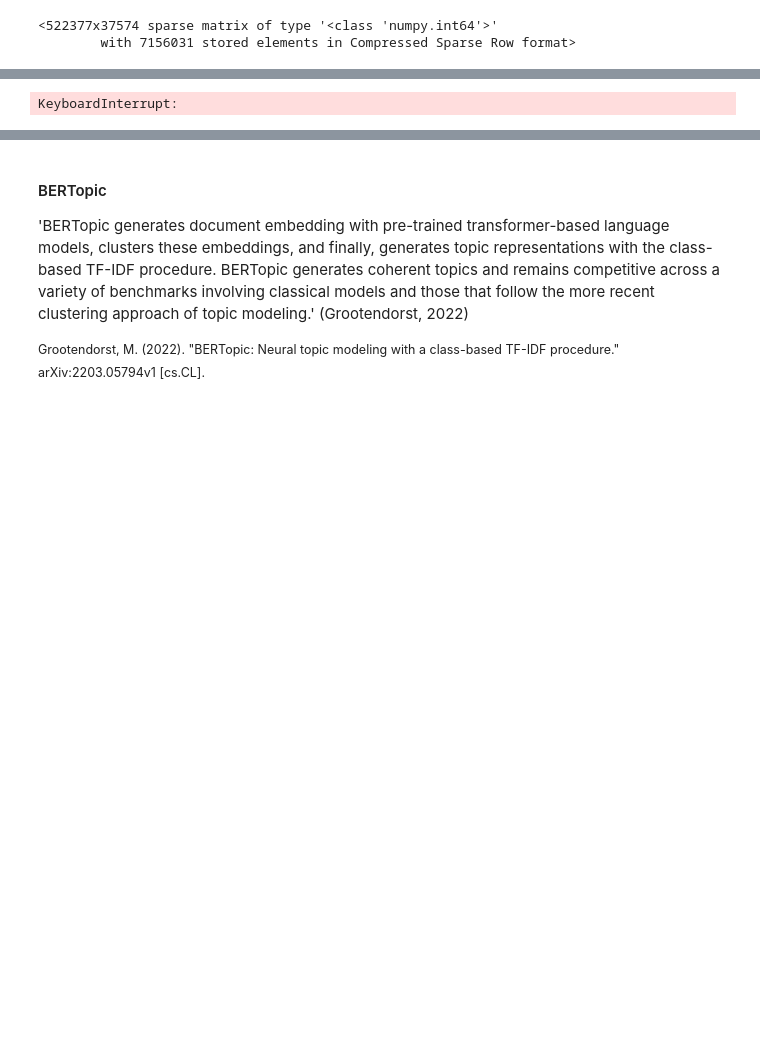
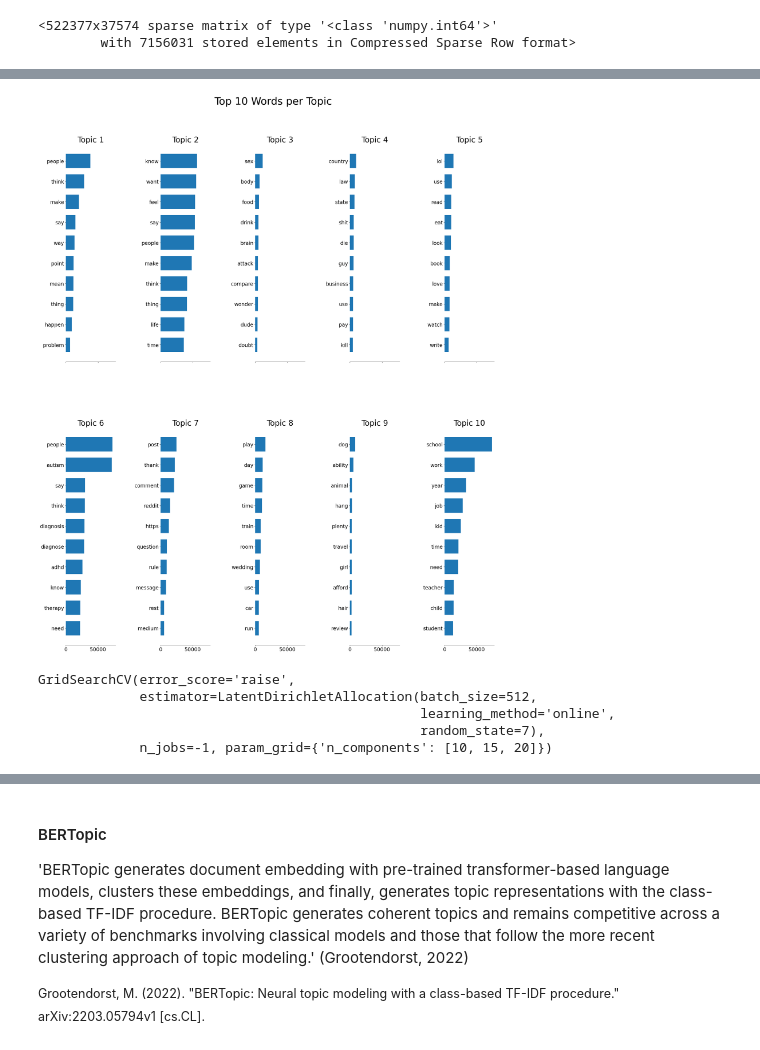
Before and after one commit to andrea-mar/BBK_MScDataScience2reddit_posts, a Jupyter notebook: topic_analysis_eng_posts.ipynb, the cells around one changed output, grey strips where cells are left out. Drawn from its saved outputs; the diff is of its cells as text; code cells hidden in the pictures; blank space fills up the shorter version.

Commit message:
NMF - topic modeling of reddit posts

```diff
--- a/topic_analysis_eng_posts.ipynb
+++ b/topic_analysis_eng_posts.ipynb
@@ -214,7 +456,6 @@ LDA = LatentDirichletAllocation(n_components=10,            # number of topics
                                 random_state=7,
                                 learning_method='online',
                                 evaluate_every = -1,        # compute perplexity every n iters, default: Don't
-                                n_jobs = -1,                # Use all availble CPUs
                                 )
 # %%
 LDA.fit(data_vectorized)
@@ -267,8 +510,8 @@ print('Number of words in vocab.: ', vocab_size)
 import matplotlib.pyplot as plt
 import numpy as np
 
-def plot_top_words(model, feature_names, n_top_words, title):
-    fig, axes = plt.subplots(4, 5, figsize=(30, 32), sharex=True)
+def plot_top_words(model, feature_names, n_top_words, title, rows, cols):
+    fig, axes = plt.subplots(rows, cols, figsize=(30, 32), sharex=True)
     axes = axes.flatten()
     for topic_idx, topic in enumerate(model.components_):
         top_features_ind = topic.argsort()[-n_top_words:]
@@ -288,30 +531,37 @@ def plot_top_words(model, feature_names, n_top_words, title):
 # %%
 # get the topics
 topics = LDA.components_
 
 # plot the top 10 words per topic
 feature_names = np.array(cv.get_feature_names_out())
 title = 'Top 10 Words per Topic'
-plot_top_words(LDA, feature_names, 10, title)
+plot_top_words(LDA, feature_names, 10, title, 2, 5)
+# %% [output]
+[figure, added]
 # %%
 # Use GridSearch to determine the best LDA model.
 # The most important tuning parameter for LDA models is n_components (number of topics).
+# This is the only parameter optimised for as adding other paramers is computationally too intesive for my computer's capabilities
 
 # Define Search Param
-search_params = {'n_components': [10, 15, 20], 'batch_size': [128, 512]}
+search_params = {'n_components': [10, 15, 20]}
 # Init the Model
 lda = LatentDirichletAllocation(max_iter=10,
+                                batch_size=512,
                                 random_state=7,
                                 learning_method='online',
                                 evaluate_every = -1,    # compute perplexity every n iters, default: Don't
-                                n_jobs = -1,            # Use all availble CPUs
                               )
 # Init Grid Search Class
-model = GridSearchCV(lda, param_grid=search_params, cv=None, n_jobs=-1, error_score='raise', refit=True)
+model = GridSearchCV(lda, param_grid=search_params, cv=5, error_score='raise', refit=True)
 # Do the Grid Search
 model.fit(data_vectorized)
 # %% [output]
-KeyboardInterrupt:
+GridSearchCV(error_score='raise',
+             estimator=LatentDirichletAllocation(batch_size=512,
+                                                 learning_method='online',
+                                                 random_state=7),
+             n_jobs=-1, param_grid={'n_components': [10, 15, 20]})
 # %%
 # Best Model
 best_lda_model = model.best_estimator_
```
Also changed, not shown: parts of 25 cells of this notebook.
